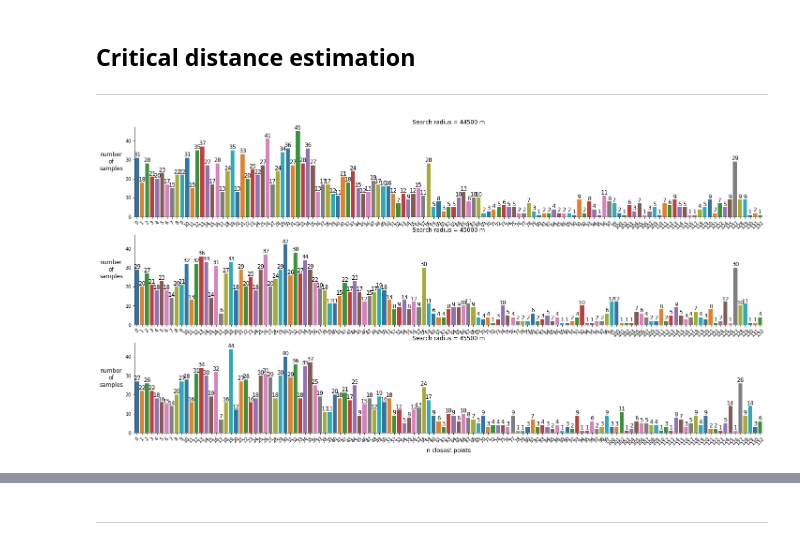
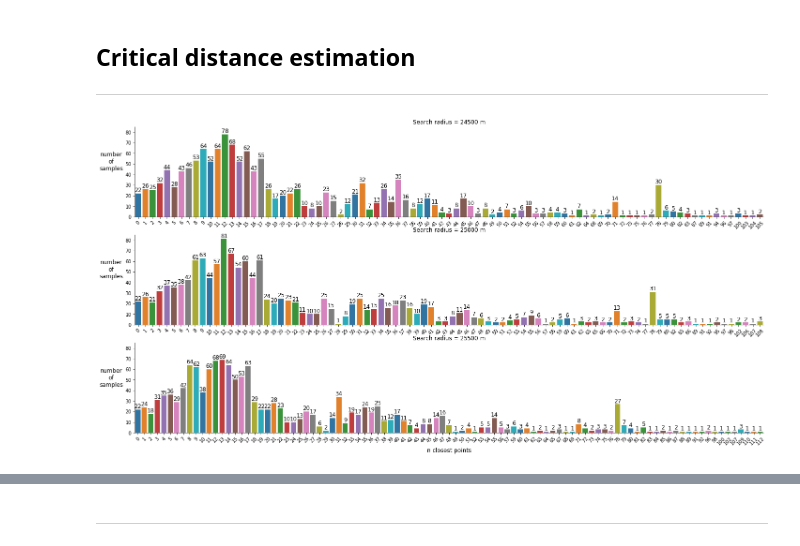
Before and after one commit to Complexio/Vistelius_1995_OCR, a Jupyter notebook: _ANALYSIS/2_area1_Interpolation.ipynb, the cells around one changed output, grey strips where cells are left out. Saved outputs shown, nothing was run; the diff lists cells and outputs as text; code cells hidden in the pictures.

```diff
--- a/_ANALYSIS/2_area1_Interpolation.ipynb
+++ b/_ANALYSIS/2_area1_Interpolation.ipynb
@@ -161,16 +161,16 @@ range_ = [165000, 165000, 165000, 165000, 165000, 165000, 165000, 165000, 165000
 # %%
 # You can adjust the radius parameters below to change the slider settings
 # to visualize the figures interactively
 plots.interactive_plot_search_radius(coordinates_utm, orient='rows',
-                                     radius_default=45000, # Default slider position
-                                     radius_min=30000,  # Slider start
-                                     radius_max=60000, # Slider stop
-                                     radius_step=1000,  # Slider step
+                                     radius_default=25000, # Default slider position
+                                     radius_min=20000,  # Slider start
+                                     radius_max=40000, # Slider stop
+                                     radius_step=500,  # Slider step
                                      radius_offset=500) # Offset between visualizations shown
 
 # The x-axis stands for 'n_neighbours'
 # %% [output]
-[figure, old version]
+[figure, new version]
 # %%
 # Critical distance (in meters)
 # This is the distance where at least 95% of your samples
```
Also changed, not shown: parts of 9 cells of this notebook, 45 other files.
